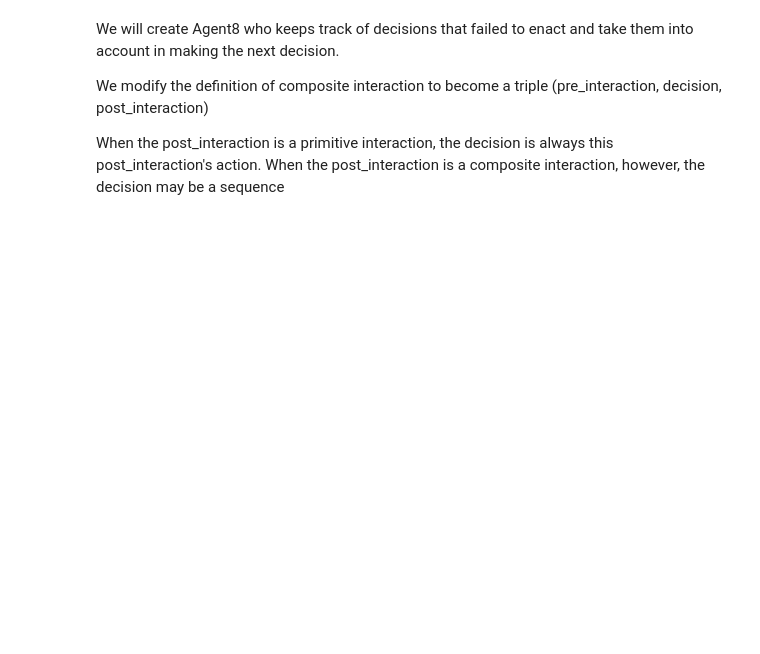
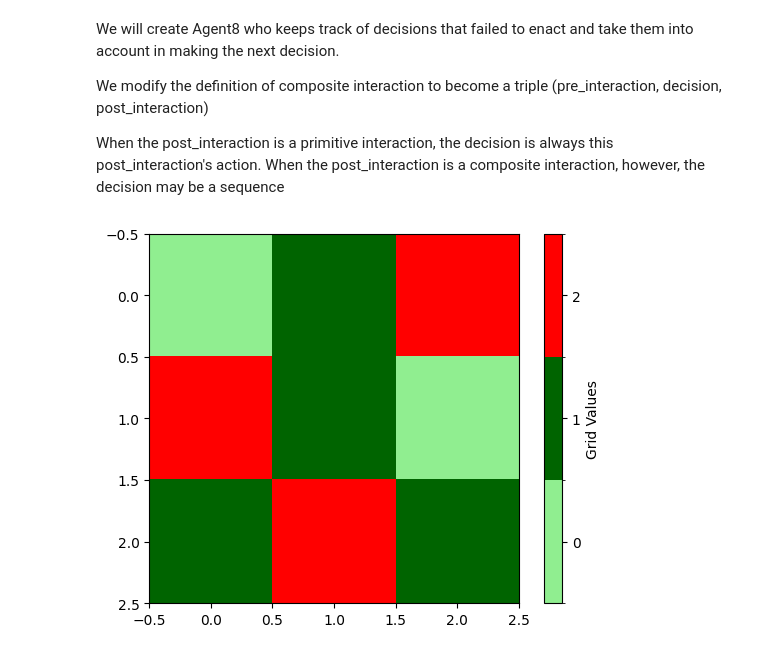
Before and after one commit to PetiteIA/schema_mechanism, a Jupyter notebook: notebooks/agent8.ipynb, the cells around one changed output. Drawn from its saved outputs; the diff is of its cells as text; code cells hidden in the pictures; blank space fills up the shorter version.

```diff
--- a/notebooks/agent8.ipynb
+++ b/notebooks/agent8.ipynb
@@ -678,3 +717,32 @@ When the post_interaction is a composite interaction, however, the decision may
 class Agent8(Agent):
     # *** Modify to aggregate by decision rather than by action***
     pass
+# %%
+import matplotlib.pyplot as plt
+import numpy as np
+from matplotlib.colors import ListedColormap, BoundaryNorm
+
+# Create a sample grid with values
+grid = np.array([
+    [0, 1, 2],
+    [2, 1, 0],
+    [1, 2, 1]
+])
+
+# Define custom colors for each value, e.g., 0 = light green, 1 = dark green, 2 = red
+colors = ['lightgreen', 'darkgreen', 'red']
+cmap = ListedColormap(colors)
+
+# Set up boundaries for color mapping (adjusts range for each value)
+bounds = [-0.5, 0.5, 1.5, 2.5]  # Boundaries for values 0, 1, and 2
+norm = BoundaryNorm(bounds, cmap.N)
+
+# Plot using imshow with custom colormap and normalization
+fig, ax = plt.subplots()
+im = ax.imshow(grid, cmap=cmap, norm=norm)
+
+# Add a colorbar to see the mapping
+plt.colorbar(im, ticks=[0, 1, 2], label="Grid Values")
+plt.show()
+# %% [output]
+[figure, added]
```
Also changed, not shown: parts of 8 cells of this notebook, 4 other files.
